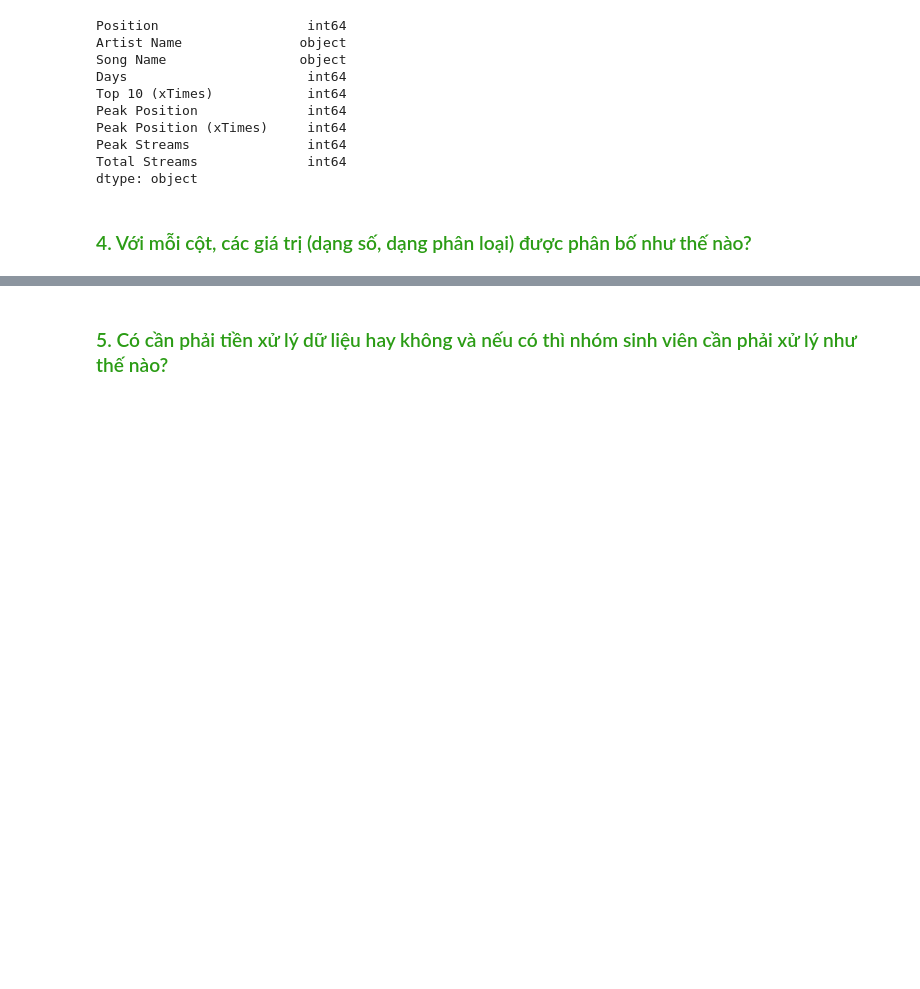
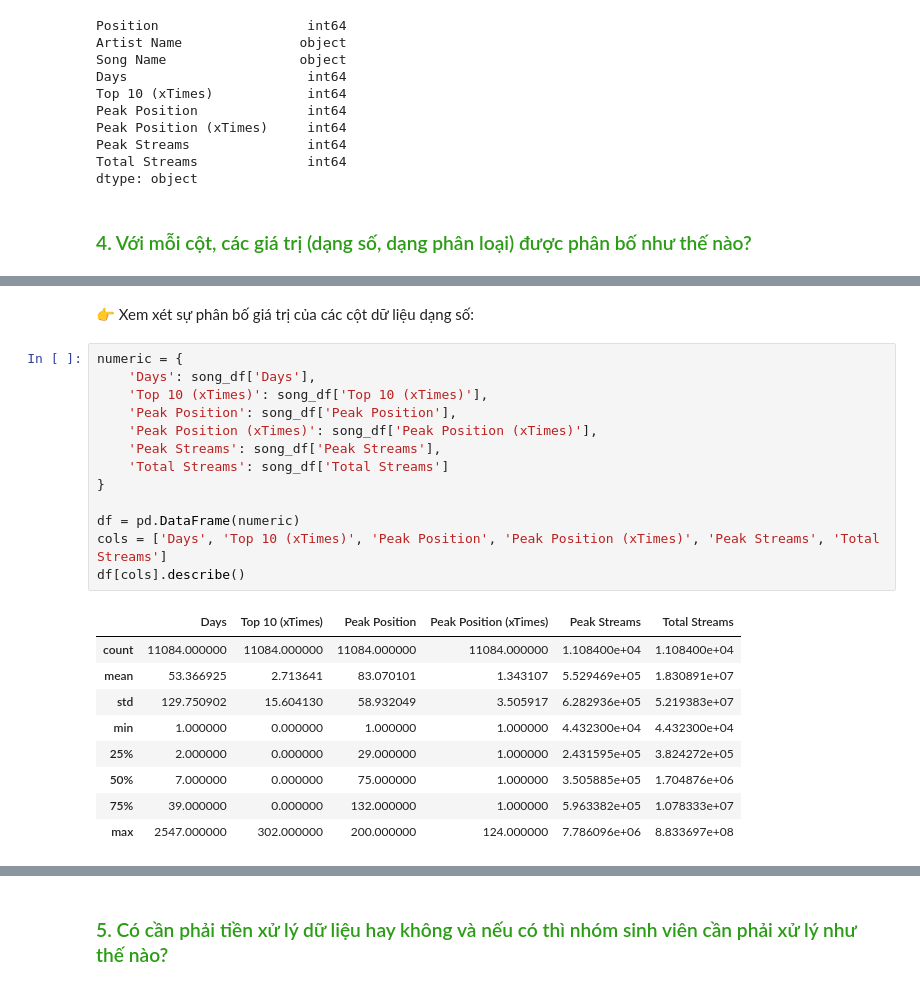
Before and after one commit to PhuongAnh57/LAB1-TQHDL, a Jupyter notebook: source_codes/main.ipynb, the cells around one changed output, grey strips where cells are left out. Saved outputs shown, nothing was run; the diff lists cells and outputs as text; blank space fills up the shorter version.

```diff
--- a/source_codes/main.ipynb
+++ b/source_codes/main.ipynb
@@ -160,0 +181,25 @@ dtype: object
+# %% [markdown]
+👉 Xem xét sự phân bố giá trị của các cột dữ liệu dạng số:
+# %%
+numeric = {
+    'Days': song_df['Days'],
+    'Top 10 (xTimes)': song_df['Top 10 (xTimes)'],
+    'Peak Position': song_df['Peak Position'],
+    'Peak Position (xTimes)': song_df['Peak Position (xTimes)'],
+    'Peak Streams': song_df['Peak Streams'],
+    'Total Streams': song_df['Total Streams']
+}
+
+df = pd.DataFrame(numeric)
+cols = ['Days', 'Top 10 (xTimes)', 'Peak Position', 'Peak Position (xTimes)', 'Peak Streams', 'Total Streams']
+df[cols].describe()
+# %% [output]
+|  | Days | Top 10 (xTimes) | Peak Position | Peak Position (xTimes) | Peak Streams | Total Streams |
+| count | 11084.000000 | 11084.000000 | 11084.000000 | 11084.000000 | 1.108400e+04 | 1.108400e+04 |
+| mean | 53.366925 | 2.713641 | 83.070101 | 1.343107 | 5.529469e+05 | 1.830891e+07 |
+| std | 129.750902 | 15.604130 | 58.932049 | 3.505917 | 6.282936e+05 | 5.219383e+07 |
+| min | 1.000000 | 0.000000 | 1.000000 | 1.000000 | 4.432300e+04 | 4.432300e+04 |
+| 25% | 2.000000 | 0.000000 | 29.000000 | 1.000000 | 2.431595e+05 | 3.824272e+05 |
+| 50% | 7.000000 | 0.000000 | 75.000000 | 1.000000 | 3.505885e+05 | 1.704876e+06 |
+| 75% | 39.000000 | 0.000000 | 132.000000 | 1.000000 | 5.963382e+05 | 1.078333e+07 |
+| max | 2547.000000 | 302.000000 | 200.000000 | 124.000000 | 7.786096e+06 | 8.833697e+08 |
```
Also changed, not shown: parts of 18 cells of this notebook, 1 other file.
